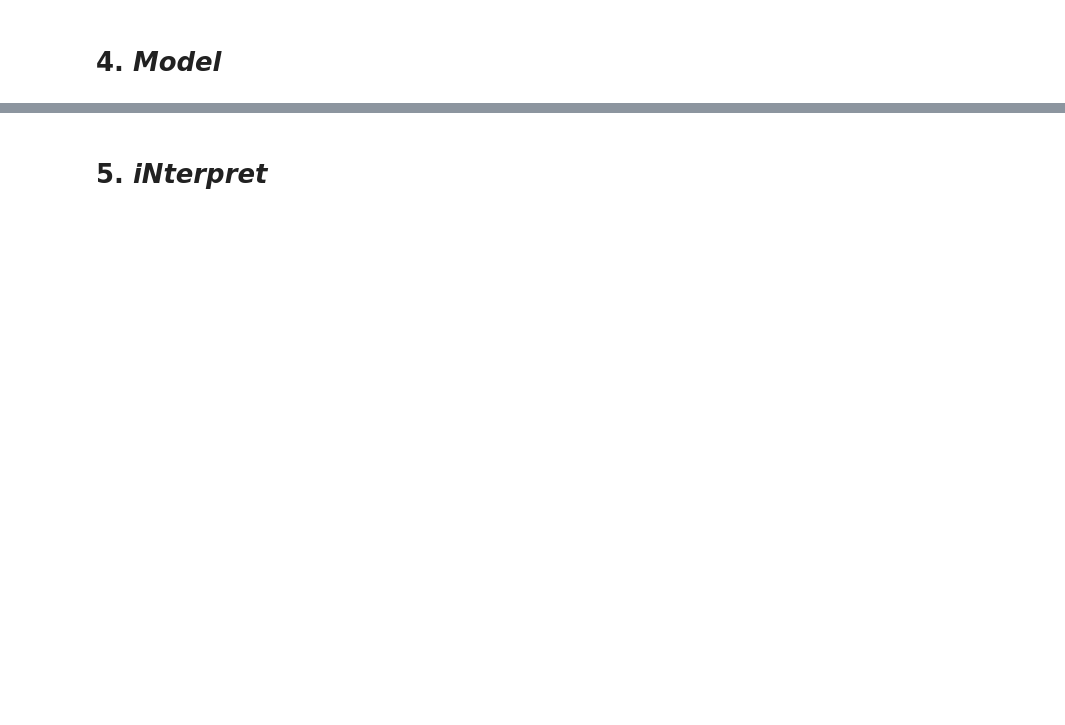
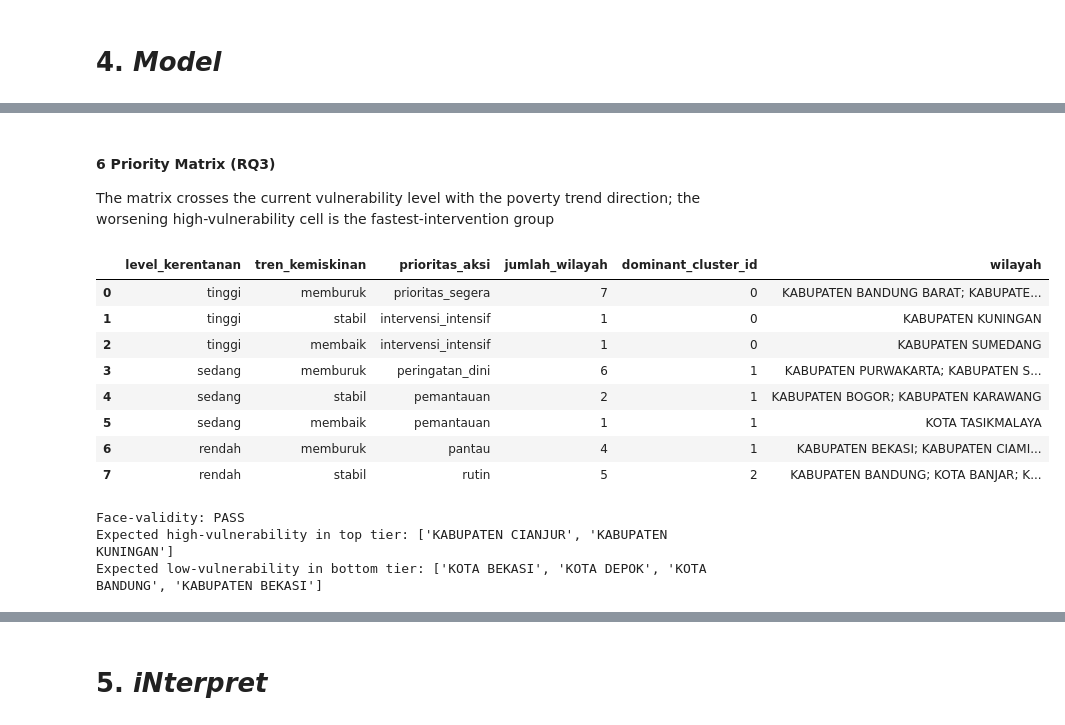
Before and after one commit to nailaselvirabudiana/data-analytics-tubes, a Jupyter notebook: notebooks/OSEMN.ipynb, the cells around one changed output, grey strips where cells are left out. Cells and saved outputs as stored; diff of their text form; code cells hidden in the pictures; blank space fills up the shorter version.

```diff
--- a/notebooks/OSEMN.ipynb
+++ b/notebooks/OSEMN.ipynb
@@ -734,0 +907,10 @@ WRITE_OUTPUTS = False, output tidak disimpan.
+# %%
+scaler = StandardScaler()
+scaled = scaler.fit_transform(model_frame[mc.CLUSTER_FEATURES])
+scaled_df = pd.DataFrame(scaled, columns=mc.CLUSTER_FEATURES, index=model_frame.index)
+
+selection = mc.select_k(scaled, mc.DEFAULT_K_MAX)
+display(selection)
+
+K = mc.DEFAULT_K
+print(f"Selected k = {K}")
@@ -734,0 +929,12 @@ WRITE_OUTPUTS = False, output tidak disimpan.
+# %%
+kmeans = KMeans(n_clusters=K, n_init=10, random_state=mc.RANDOM_STATE)
+raw_labels = kmeans.fit_predict(scaled)
+model_frame["cluster_id"] = mc.order_labels_by_vulnerability(model_frame, raw_labels)
+
+ward_labels = AgglomerativeClustering(n_clusters=K, linkage="ward").fit_predict(scaled)
+ari = adjusted_rand_score(raw_labels, ward_labels)
+silhouette = silhouette_score(scaled, raw_labels)
+print(f"Silhouette: {silhouette:.4f} | KMeans vs Ward ARI: {ari:.4f}")
+
+components = PCA(n_components=2, random_state=mc.RANDOM_STATE).fit_transform(scaled)
+model_frame["pc1"], model_frame["pc2"] = components[:, 0].round(4), components[:, 1].round(4)
@@ -734,0 +947,7 @@ WRITE_OUTPUTS = False, output tidak disimpan.
+# %%
+profiles, tier_map, profile_map = mc.profile_clusters(model_frame, K)
+model_frame["cluster_vulnerability_tier"] = model_frame["cluster_id"].map(tier_map)
+model_frame["profil_ekonomi"] = model_frame["cluster_id"].map(profile_map)
+display(profiles.drop(columns="anggota"))
+for _, row in profiles.iterrows():
+    print(f"Cluster {row['cluster_id']} ({row['cluster_vulnerability_tier']}, {row['profil_ekonomi']}): {row['anggota']}")
@@ -734,0 +983,26 @@ WRITE_OUTPUTS = False, output tidak disimpan.
+# %% [markdown]
+#### 6 Priority Matrix (RQ3)
+
+The matrix crosses the current vulnerability level with the poverty trend direction; the worsening high-vulnerability cell is the fastest-intervention group
+# %%
+model_frame = mc.assign_priority(model_frame)
+matrix = mc.build_priority_matrix(model_frame)
+display(matrix)
+
+validity = mc.face_validity(model_frame)
+print(f"Face-validity: {'PASS' if validity['passed'] else 'REVIEW'}")
+print(f"Expected high-vulnerability in top tier: {validity['expected_high_in_top_tier']}")
+print(f"Expected low-vulnerability in bottom tier: {validity['expected_low_in_bottom_tier']}")
+# %% [output]
+|  | level_kerentanan | tren_kemiskinan | prioritas_aksi | jumlah_wilayah | dominant_cluster_id | wilayah |
+| 0 | tinggi | memburuk | prioritas_segera | 7 | 0 | KABUPATEN BANDUNG BARAT; KABUPATE... |
+| 1 | tinggi | stabil | intervensi_intensif | 1 | 0 | KABUPATEN KUNINGAN |
+| 2 | tinggi | membaik | intervensi_intensif | 1 | 0 | KABUPATEN SUMEDANG |
+| 3 | sedang | memburuk | peringatan_dini | 6 | 1 | KABUPATEN PURWAKARTA; KABUPATEN S... |
+| 4 | sedang | stabil | pemantauan | 2 | 1 | KABUPATEN BOGOR; KABUPATEN KARAWANG |
+| 5 | sedang | membaik | pemantauan | 1 | 1 | KOTA TASIKMALAYA |
+| 6 | rendah | memburuk | pantau | 4 | 1 | KABUPATEN BEKASI; KABUPATEN CIAMI... |
+| 7 | rendah | stabil | rutin | 5 | 2 | KABUPATEN BANDUNG; KOTA BANJAR; K... |
+Face-validity: PASS
+Expected high-vulnerability in top tier: ['KABUPATEN CIANJUR', 'KABUPATEN KUNINGAN']
+Expected low-vulnerability in bottom tier: ['KOTA BEKASI', 'KOTA DEPOK', 'KOTA BANDUNG', 'KABUPATEN BEKASI']
```
Also changed, not shown: parts of 40 cells of this notebook, 33 other files.
